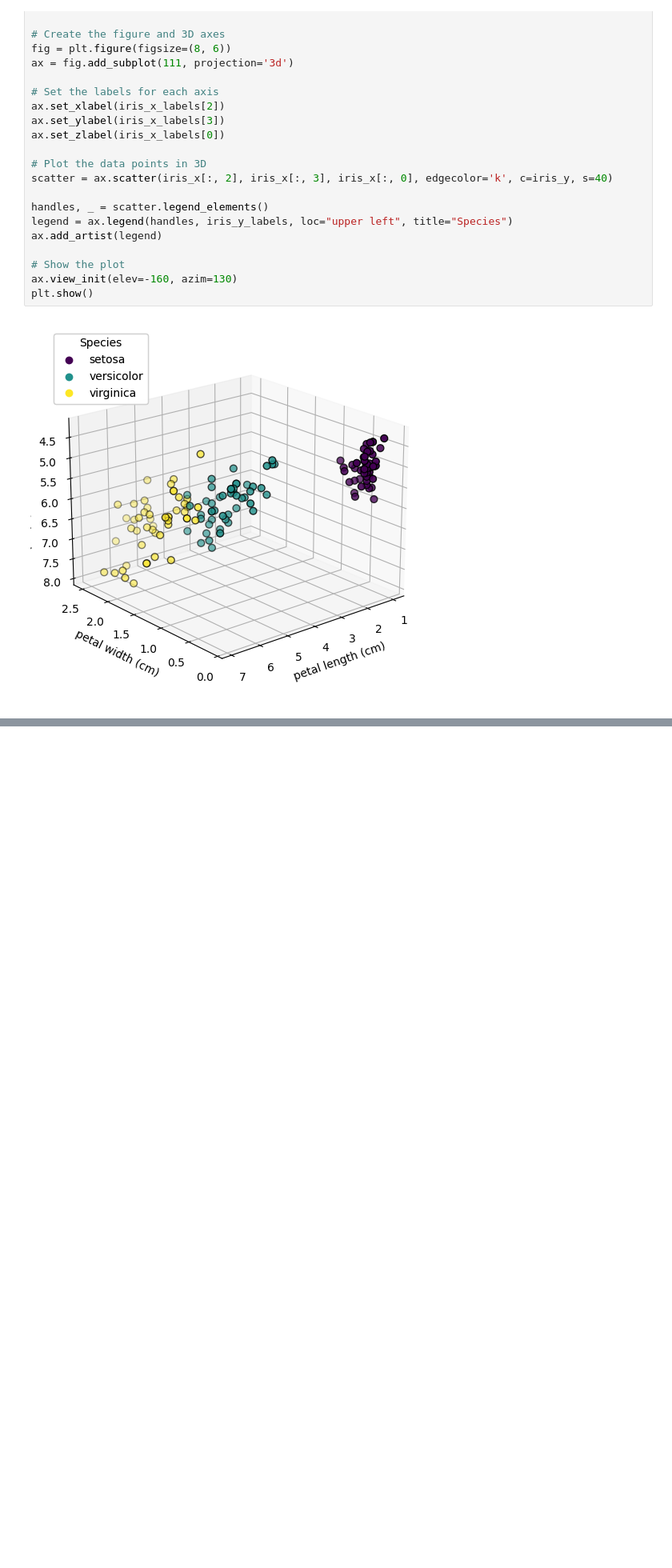
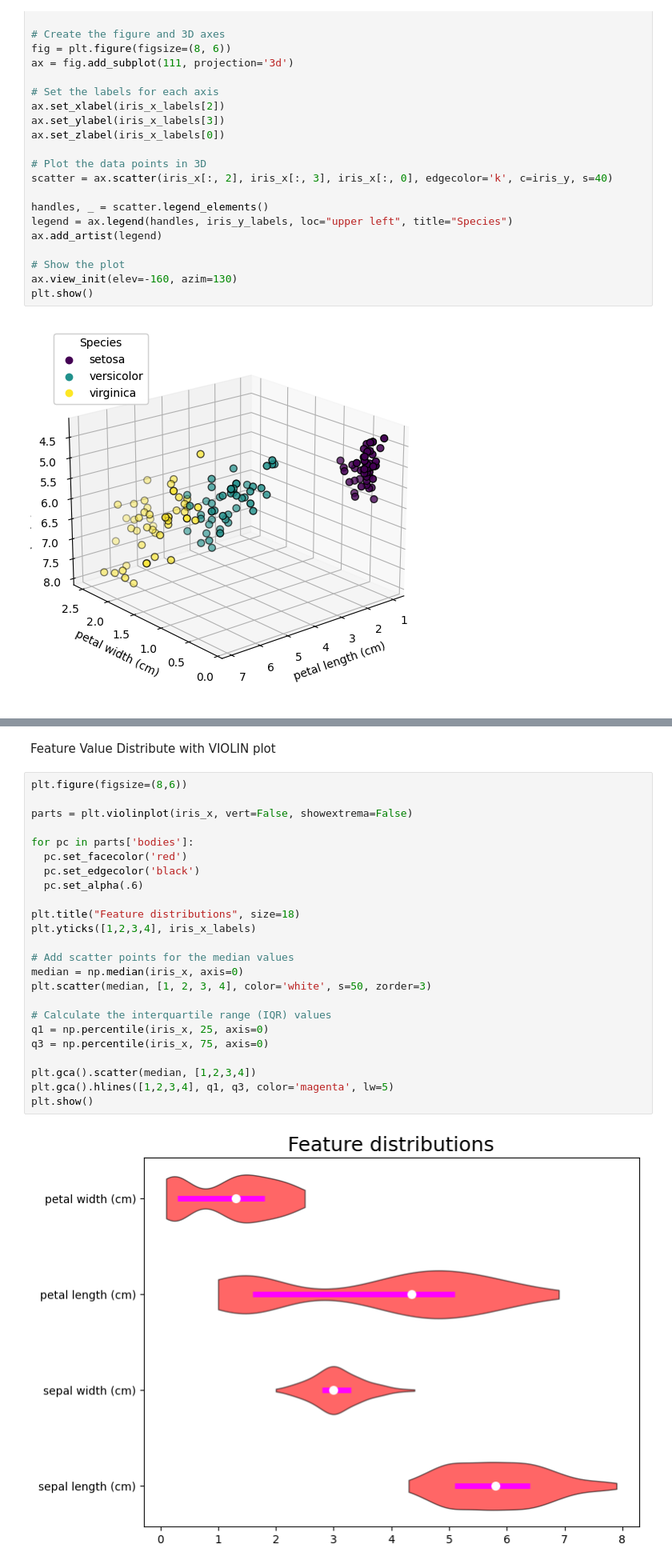
Before and after one commit to dimiporf/Contemporary-Approach-on-Programming-Lanuages---Scripts-for-University-of-Derby--Thesis-2023, a Jupyter notebook: datavis_100567030.ipynb, the cells around one changed output, grey strips where cells are left out. Shown at 80% size. Saved outputs shown, nothing was run; the diff lists cells and outputs as text; blank space fills up the shorter version.

```diff
--- a/datavis_100567030.ipynb
+++ b/datavis_100567030.ipynb
@@ -186,0 +195,28 @@ plt.show()
+# %% [markdown]
+Feature Value Distribute with VIOLIN plot
+# %%
+plt.figure(figsize=(8,6))
+
+parts = plt.violinplot(iris_x, vert=False, showextrema=False)
+
+for pc in parts['bodies']:
+  pc.set_facecolor('red')
+  pc.set_edgecolor('black')
+  pc.set_alpha(.6)
+
+plt.title("Feature distributions", size=18)
+plt.yticks([1,2,3,4], iris_x_labels)
+
+# Add scatter points for the median values
+median = np.median(iris_x, axis=0)
+plt.scatter(median, [1, 2, 3, 4], color='white', s=50, zorder=3)
+
+# Calculate the interquartile range (IQR) values
+q1 = np.percentile(iris_x, 25, axis=0)
+q3 = np.percentile(iris_x, 75, axis=0)
+
+plt.gca().scatter(median, [1,2,3,4])
+plt.gca().hlines([1,2,3,4], q1, q3, color='magenta', lw=5)
+plt.show()
+# %% [output]
+[figure, added]
```
Also changed, not shown: parts of 6 cells of this notebook.
